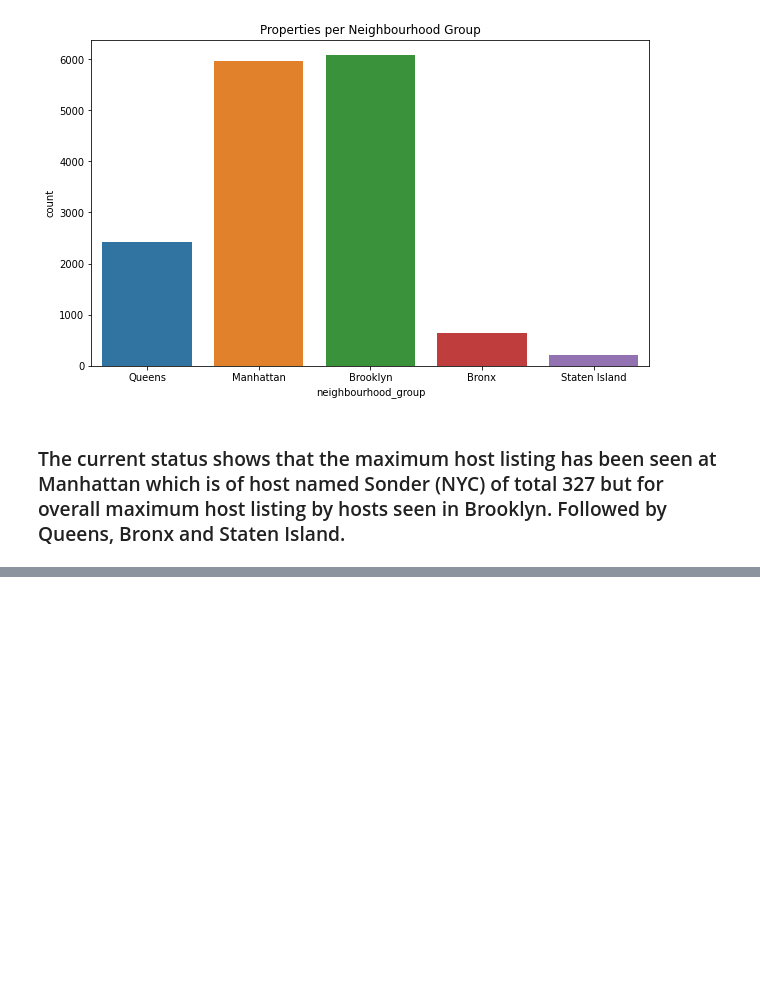
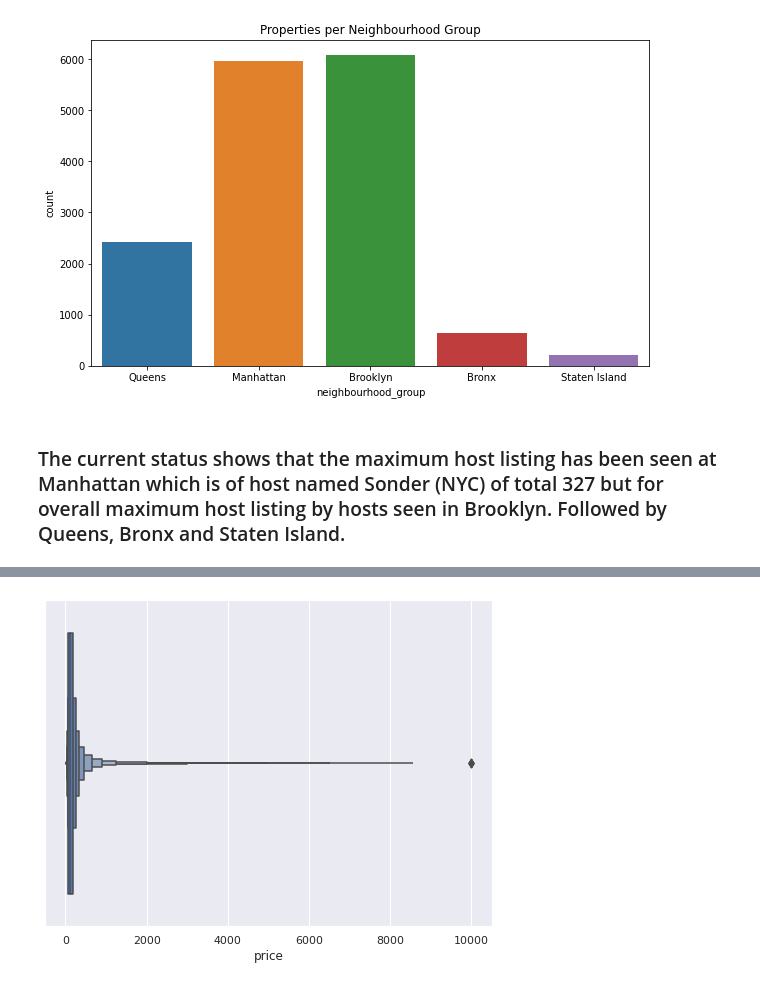
Before and after one commit to JoshiRiddhish/Airbnb-Booking-Analysis, a Jupyter notebook: Airbnb_Bookings_Analysis_(Riddhish)_Capstone_Project.ipynb, the cells around one changed output, grey strips where cells are left out. Drawn from its saved outputs; the diff is of its cells as text; code cells hidden in the pictures; blank space fills up the shorter version.

```diff
--- a/Airbnb_Bookings_Analysis_(Riddhish)_Capstone_Project.ipynb
+++ b/Airbnb_Bookings_Analysis_(Riddhish)_Capstone_Project.ipynb
@@ -541,0 +558,11 @@ plt.show()
+# %%
+# Plot 8
+#Showing the distribution of price across the area
+figsize=(8,6)
+#Using Box plot
+sns.boxenplot(x='price',data=df)
+
+#Displaying the plot
+plt.show()
+# %% [output]
+[figure, added]
```
Also changed, not shown: parts of 20 cells of this notebook.
